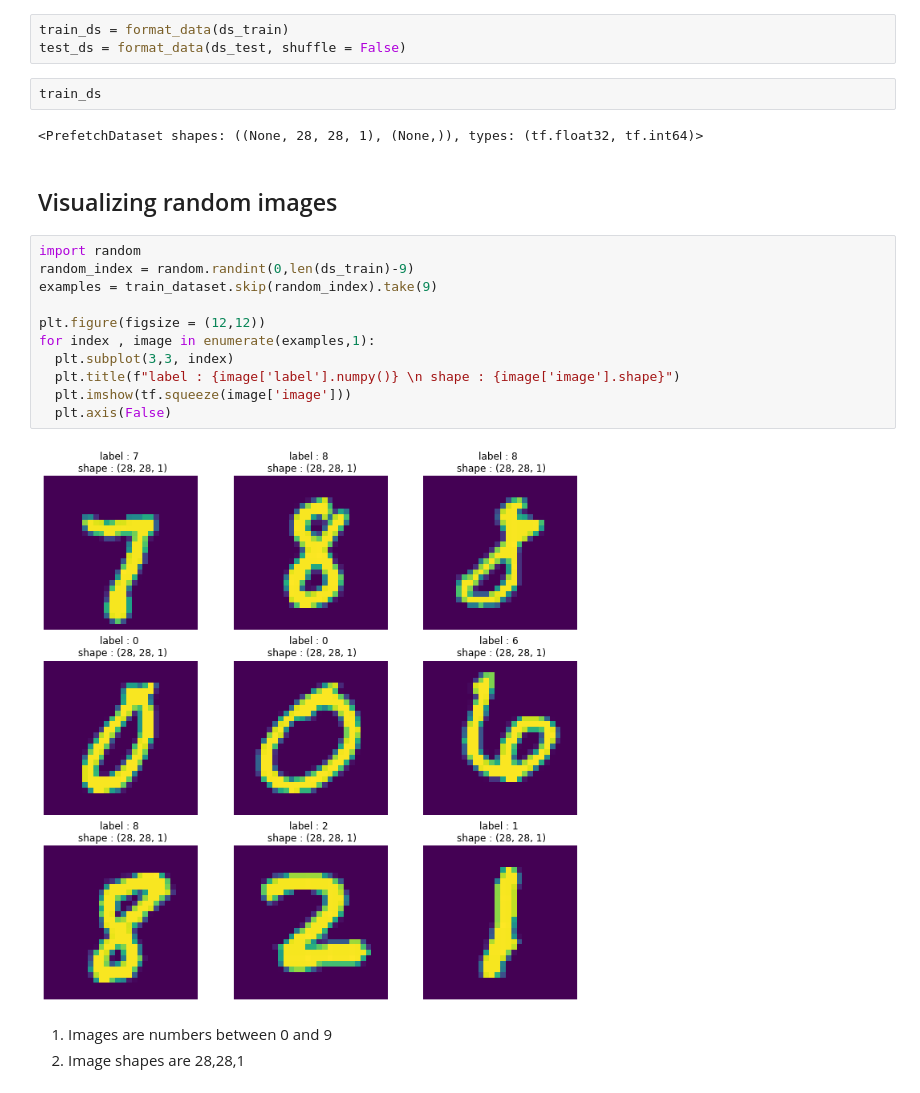
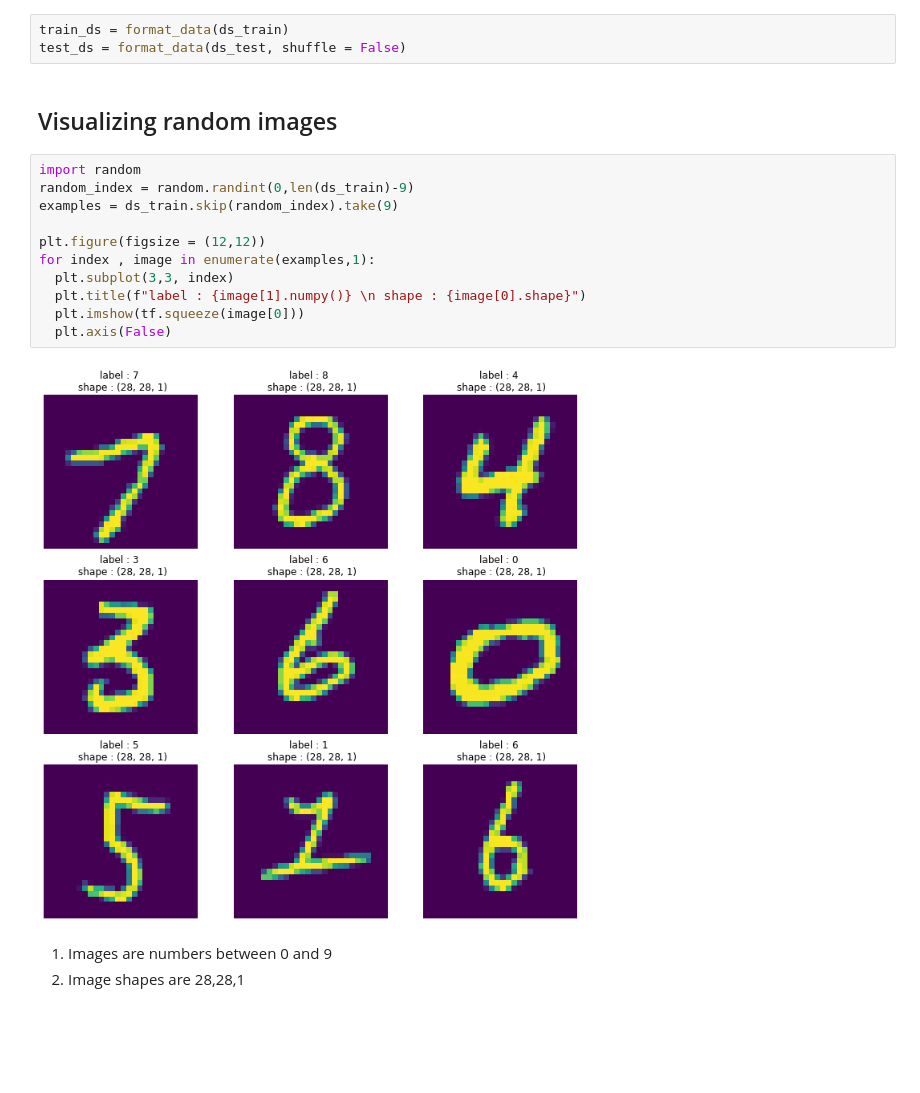
Before and after one commit to ngcheeyuan/Tensorflow-Certification-Practice, a Jupyter notebook: MNIST.ipynb, the cells around one changed output. Cells and saved outputs as stored; diff of their text form; blank space fills up the shorter version.

```diff
--- a/MNIST.ipynb
+++ b/MNIST.ipynb
@@ -36,25 +43,21 @@ def format_data(ds , batchsize = BATCH_SIZE , shuffle = True):
 # %%
 train_ds = format_data(ds_train)
 test_ds = format_data(ds_test, shuffle = False)
-# %%
-train_ds
-# %% [output]
-<PrefetchDataset shapes: ((None, 28, 28, 1), (None,)), types: (tf.float32, tf.int64)>
 # %% [markdown]
 ## Visualizing random images
 # %%
 import random
 random_index = random.randint(0,len(ds_train)-9)
-examples = train_dataset.skip(random_index).take(9)
+examples = ds_train.skip(random_index).take(9)
 
 plt.figure(figsize = (12,12))
 for index , image in enumerate(examples,1):
   plt.subplot(3,3, index)
-  plt.title(f"label : {image['label'].numpy()} \n shape : {image['image'].shape}")
-  plt.imshow(tf.squeeze(image['image']))
+  plt.title(f"label : {image[1].numpy()} \n shape : {image[0].shape}")
+  plt.imshow(tf.squeeze(image[0]))
   plt.axis(False)
 # %% [output]
-[figure, old version]
+[figure, new version]
 # %% [markdown]
 1. Images are numbers between 0 and 9
 2. Image shapes are 28,28,1
```
Also changed, not shown: parts of 26 cells of this notebook.
